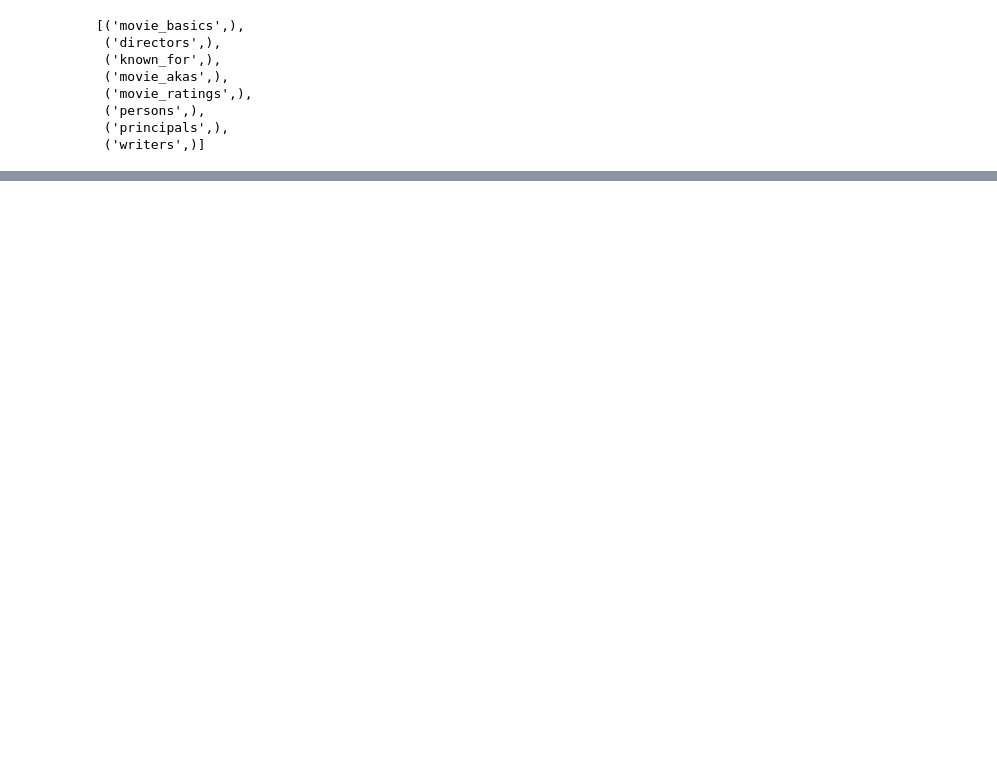
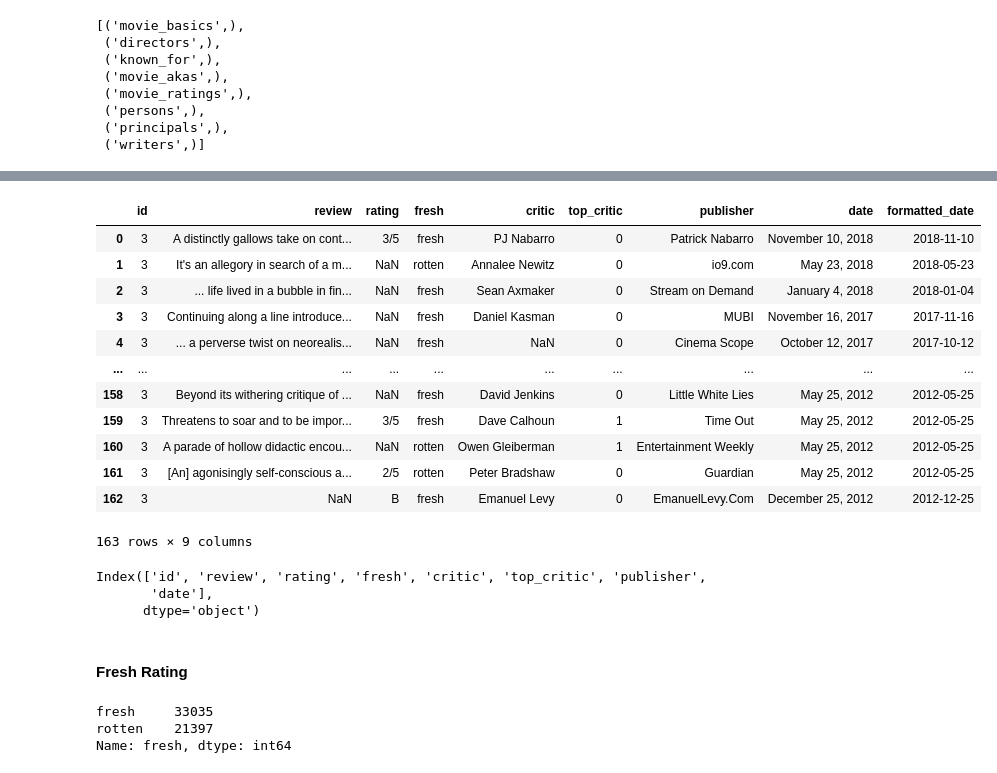
Before and after one commit to FrancisNdirangu/Phase-2-Project, a Jupyter notebook: merged_notebook.ipynb, the cells around one changed output, grey strips where cells are left out. Saved outputs shown, nothing was run; the diff lists cells and outputs as text; code cells hidden in the pictures; blank space fills up the shorter version.

```diff
--- a/merged_notebook.ipynb
+++ b/merged_notebook.ipynb
@@ -49,0 +192,4 @@ pd.read_sql('SELECT * from movie_basics',con)
+# %%
+rt_reviews = pd.read_csv(r'zippedData\rt.reviews.tsv\rt.reviews.tsv',sep='\t',encoding='unicode_escape') #,on_bad_lines='skip'
+
+rt_reviews.head()
@@ -49,0 +203,3 @@ pd.read_sql('SELECT * from movie_basics',con)
+# %%
+rt_reviews['formatted_date'] = pd.to_datetime(rt_reviews['date'])
+rt_reviews.head()
@@ -49,0 +218,30 @@ pd.read_sql('SELECT * from movie_basics',con)
+# %%
+rt_reviews[rt_reviews['id'] == 3]
+# %% [output]
+|  | id | review | rating | fresh | critic | top_critic | publisher | date | formatted_date |
+| 0 | 3 | A distinctly gallows take on cont... | 3/5 | fresh | PJ Nabarro | 0 | Patrick Nabarro | November 10, 2018 | 2018-11-10 |
+| 1 | 3 | It's an allegory in search of a m... | NaN | rotten | Annalee Newitz | 0 | io9.com | May 23, 2018 | 2018-05-23 |
+| 2 | 3 | ... life lived in a bubble in fin... | NaN | fresh | Sean Axmaker | 0 | Stream on Demand | January 4, 2018 | 2018-01-04 |
+| 3 | 3 | Continuing along a line introduce... | NaN | fresh | Daniel Kasman | 0 | MUBI | November 16, 2017 | 2017-11-16 |
+| 4 | 3 | ... a perverse twist on neorealis... | NaN | fresh | NaN | 0 | Cinema Scope | October 12, 2017 | 2017-10-12 |
+| ... | ... | ... | ... | ... | ... | ... | ... | ... | ... |
+| 158 | 3 | Beyond its withering critique of ... | NaN | fresh | David Jenkins | 0 | Little White Lies | May 25, 2012 | 2012-05-25 |
+| 159 | 3 | Threatens to soar and to be impor... | 3/5 | fresh | Dave Calhoun | 1 | Time Out | May 25, 2012 | 2012-05-25 |
+| 160 | 3 | A parade of hollow didactic encou... | NaN | rotten | Owen Gleiberman | 1 | Entertainment Weekly | May 25, 2012 | 2012-05-25 |
+| 161 | 3 | [An] agonisingly self-conscious a... | 2/5 | rotten | Peter Bradshaw | 0 | Guardian | May 25, 2012 | 2012-05-25 |
+| 162 | 3 | NaN | B | fresh | Emanuel Levy | 0 | EmanuelLevy.Com | December 25, 2012 | 2012-12-25 |
+163 rows × 9 columns
+# %%
+rt_reviews.columns
+# %% [output]
+Index(['id', 'review', 'rating', 'fresh', 'critic', 'top_critic', 'publisher',
+       'date'],
+      dtype='object')
+# %% [markdown]
+#### Fresh Rating
+# %%
+rt_reviews['fresh'].value_counts()
+# %% [output]
+fresh     33035
+rotten    21397
+Name: fresh, dtype: int64
```
Also changed, not shown: parts of 21 cells of this notebook.
